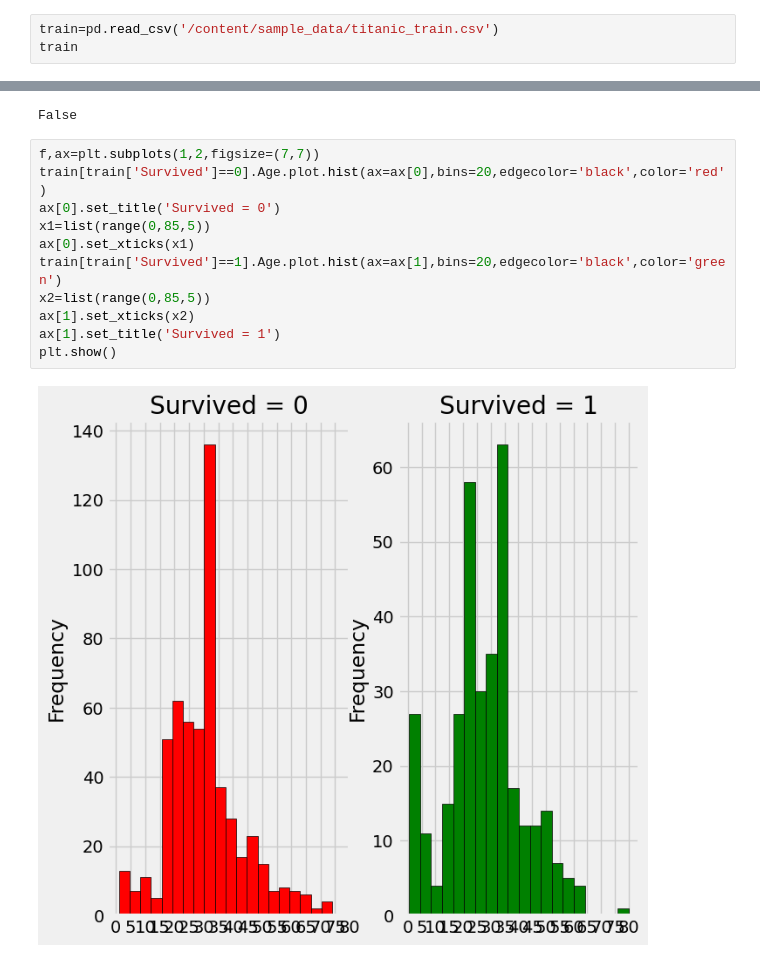
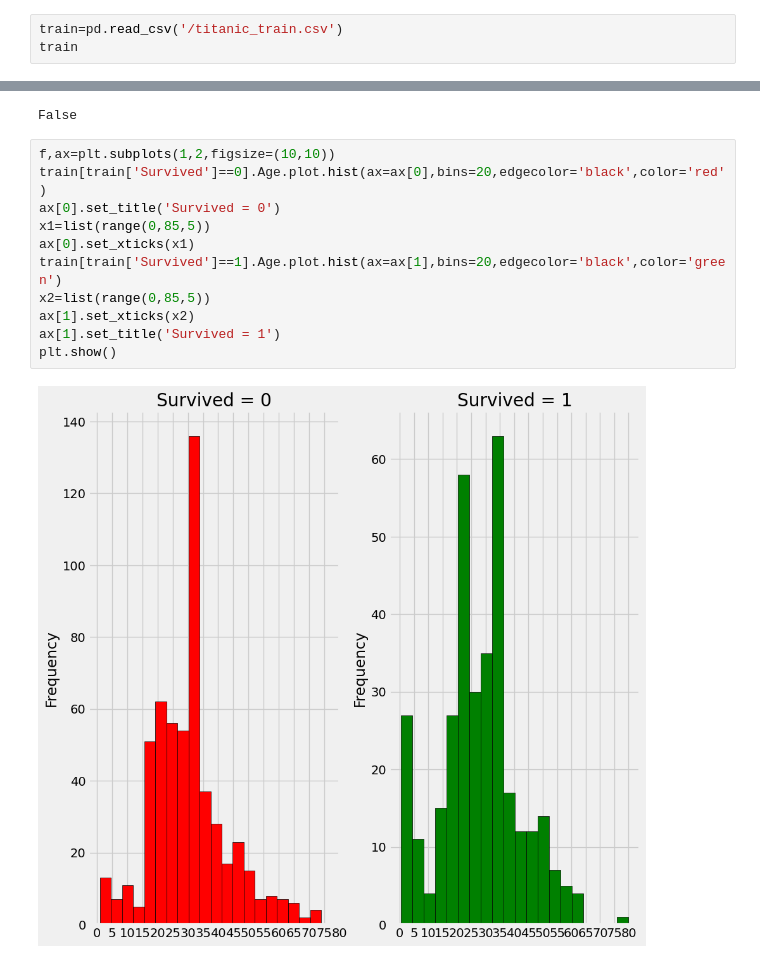
Before and after one commit to RachanaAdusumilli95/Titanic-Data-Analysis, a Jupyter notebook: Titanic_Data_Analysis.ipynb, the cells around one changed output, grey strips where cells are left out. Saved outputs shown, nothing was run; the diff lists cells and outputs as text.

```diff
--- a/Titanic_Data_Analysis.ipynb
+++ b/Titanic_Data_Analysis.ipynb
@@ -11,7 +11,7 @@ import warnings
 warnings.filterwarnings('ignore')
 %matplotlib inline
 # %%
-train=pd.read_csv('/content/sample_data/titanic_train.csv')
+train=pd.read_csv('/titanic_train.csv')
 train
 # %% [output]
 |  | PassengerId | Survived | Pclass | Name | Sex | Age | SibSp | Parch | Ticket | Fare | ... |
@@ -141,15 +143,15 @@ train.Age.isnull().any()
 # %% [output]
 False
 # %%
-f,ax=plt.subplots(1,2,figsize=(7,7))
+f,ax=plt.subplots(1,2,figsize=(10,10))
 train[train['Survived']==0].Age.plot.hist(ax=ax[0],bins=20,edgecolor='black',color='red')
 ax[0].set_title('Survived = 0')
 x1=list(range(0,85,5))
 ax[0].set_xticks(x1)
 train[train['Survived']==1].Age.plot.hist(ax=ax[1],bins=20,edgecolor='black',color='green')
 x2=list(range(0,85,5))
 ax[1].set_xticks(x2)
 ax[1].set_title('Survived = 1')
 plt.show()
 # %% [output]
-[figure, old version]
+[figure, new version]
```
Also changed, not shown: parts of 4 cells of this notebook.
